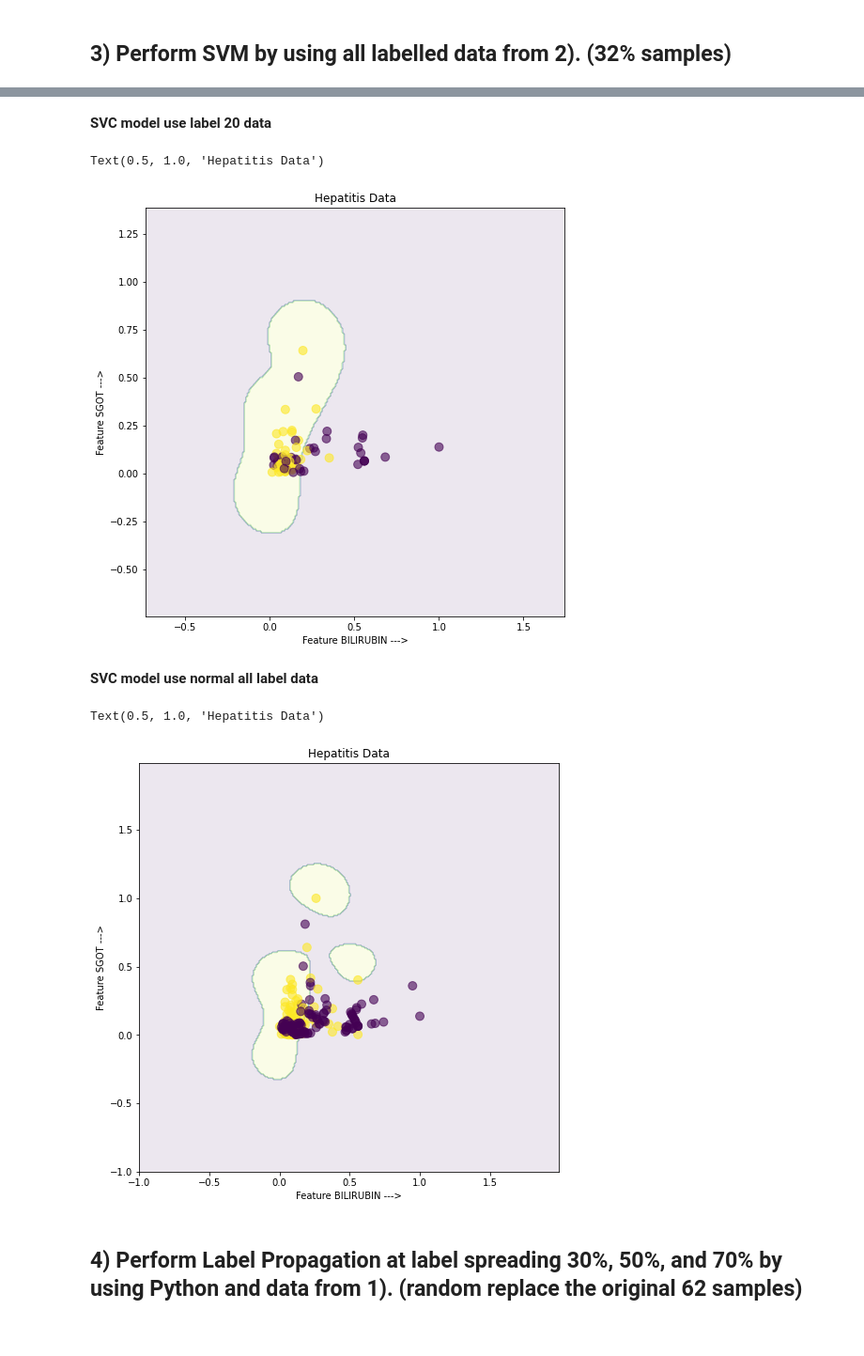
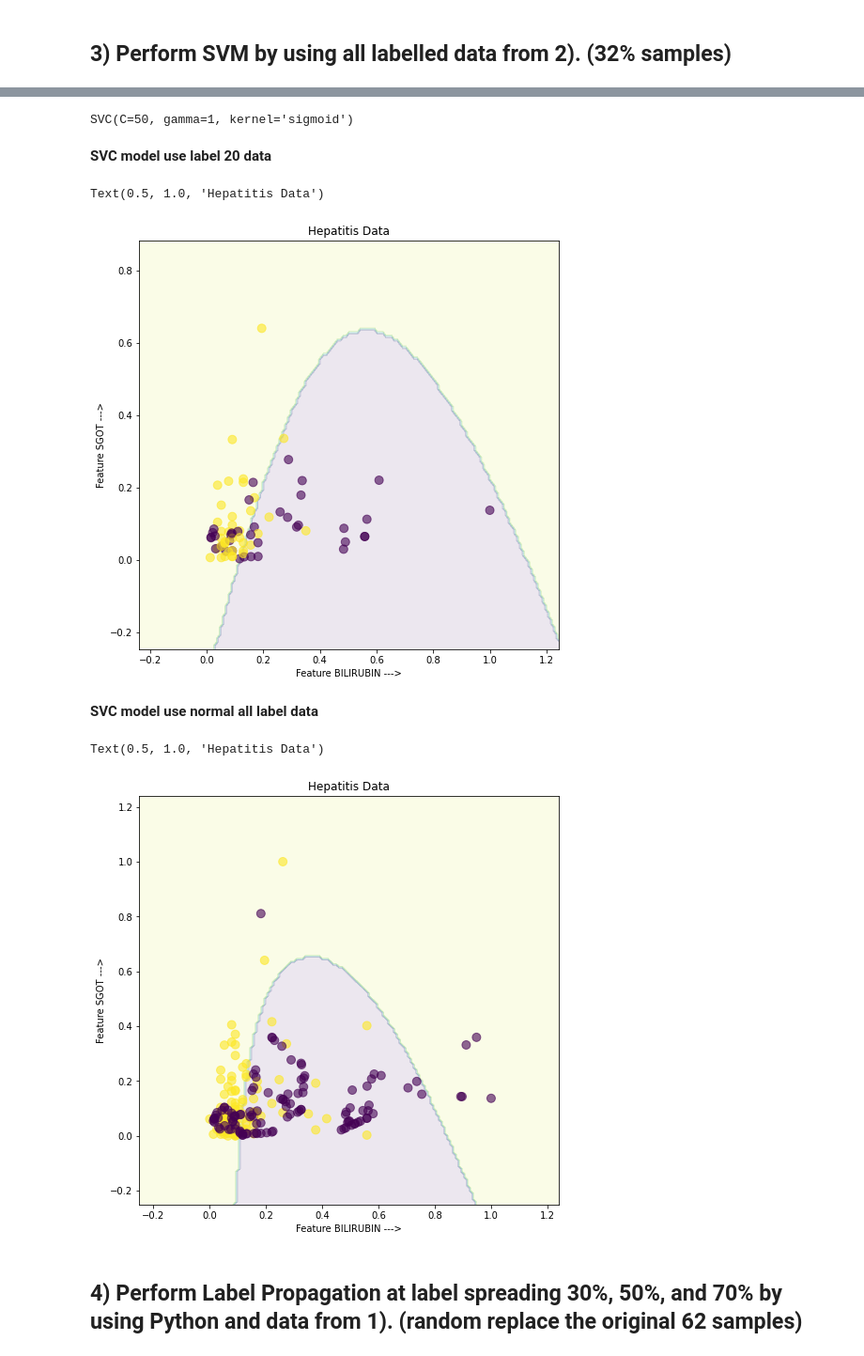
Before and after one commit to PRIMEADAWAS/CEB_Assignment, a Jupyter notebook: RADI 608, 602 Data Mining and Machine Learning/Assignment Semi-supervise learning/RADI608,602_A5_PasitSupholkhan_(Assignment_Semi_supervised_learning).ipynb, the cells around one changed output, grey strips where cells are left out. Shown at 94% size. Saved outputs shown, nothing was run; the diff lists cells and outputs as text; code cells hidden in the pictures.

```diff
--- a/RADI 608, 602 Data Mining and Machine Learning/Assignment Semi-supervise learning/RADI608,602_A5_PasitSupholkhan_(Assignment_Semi_supervised_learning).ipynb
+++ b/RADI 608, 602 Data Mining and Machine Learning/Assignment Semi-supervise learning/RADI608,602_A5_PasitSupholkhan_(Assignment_Semi_supervised_learning).ipynb
@@ -608,9 +831,14 @@ SVC()
+# %%
+model = gridSVC20Label.best_estimator_
+model.fit(X_label,y_label)
+# %% [output]
+SVC(C=50, gamma=1, kernel='sigmoid')
 # %% [markdown]
 **SVC model use label 20 data**
 # %%
 # plot group by colors
-arr1 = np.arange(X_label.iloc[:, 0].min()-0.75, X_label.iloc[:, 0].max()+0.75, 0.01)
-arr2 = np.arange(X_label.iloc[:, 1].min()-0.75, X_label.iloc[:, 1].max()+0.75, 0.01)
+arr1 = np.arange(X_label.iloc[:, 0].min()-0.25, X_label.iloc[:, 0].max()+0.25, 0.01)
+arr2 = np.arange(X_label.iloc[:, 1].min()-0.25, X_label.iloc[:, 1].max()+0.25, 0.01)
 
 xx, yy = np.meshgrid(arr1, arr2)
 input_array = np.array([xx.ravel(), yy.ravel()]).T
@@ -624,29 +852,29 @@ plt.ylabel('Feature SGOT --->')
 plt.title('Hepatitis Data')
 # %% [output]
 Text(0.5, 1.0, 'Hepatitis Data')
-[figure, old version]
+[figure, new version]
 # %% [markdown]
 **SVC model use normal all label data**
 # %%
 # plot group by colors
-arr1 = np.arange(X.iloc[:, 0].min()-1, X.iloc[:, 0].max()+1, 0.01)
-arr2 = np.arange(X.iloc[:, 1].min()-1, X.iloc[:, 1].max()+1, 0.01)
+arr1 = np.arange(X.iloc[:, 0].min()-0.25, X.iloc[:, 0].max()+0.25, 0.01)
+arr2 = np.arange(X.iloc[:, 1].min()-0.25, X.iloc[:, 1].max()+0.25, 0.01)
 
 xx, yy = np.meshgrid(arr1, arr2)
 input_array = np.array([xx.ravel(), yy.ravel()]).T
-modelSVCAll = SVC()
+modelSVCAll = SVC(C=50, gamma=1, kernel='sigmoid')
 modelSVCAll.fit(X,y)
 labels = modelSVCAll.predict(input_array)
 
 plt.figure(figsize=(8,8))
 plt.contourf(xx, yy, labels.reshape(xx.shape), alpha = 0.1)
 plt.scatter(X['BILIRUBIN'],X['SGOT'],c=y,s=80,alpha=0.6)
 plt.xlabel('Feature BILIRUBIN --->')
 plt.ylabel('Feature SGOT --->')
 plt.title('Hepatitis Data')
 # %% [output]
 Text(0.5, 1.0, 'Hepatitis Data')
-[figure, old version]
+[figure, new version]
 # %% [markdown]
 ## 4) Perform Label Propagation at label spreading 30%, 50%, and 70% by using Python and data from 1). (random replace the original 62 samples)
 # %%
```
Also changed, not shown: parts of 73 cells of this notebook.
